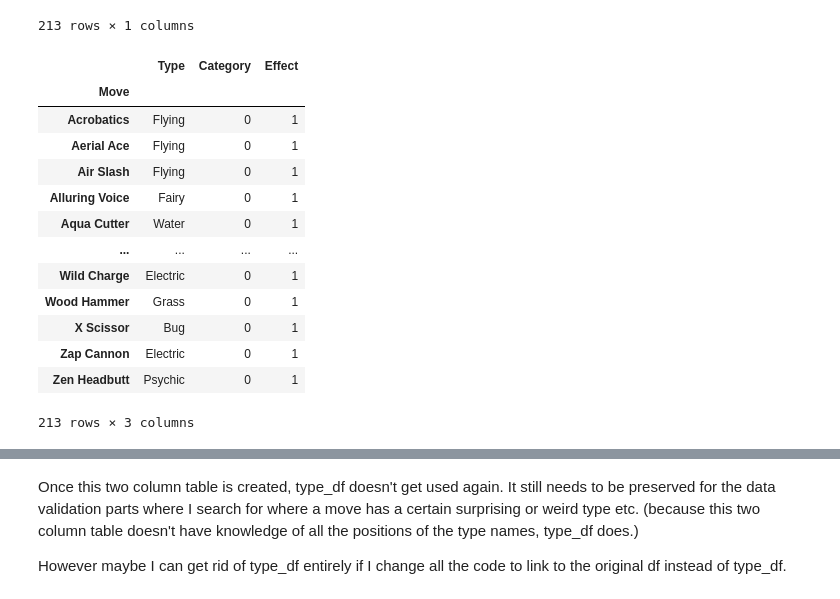
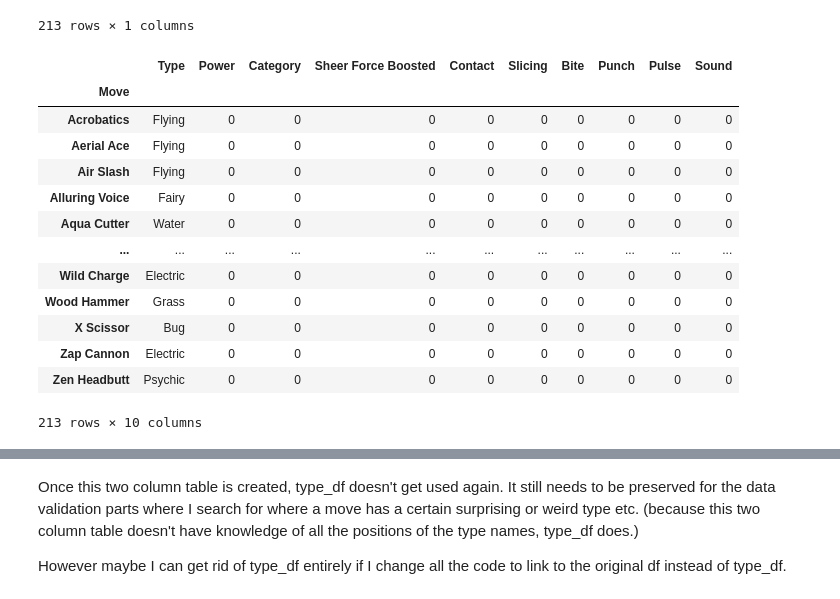
Before and after one commit to SrijanBadhya/pokemon-elite-4, a Jupyter notebook: Pokemon_preprocessing.ipynb, the cells around one changed output, grey strips where cells are left out. Saved outputs shown, nothing was run; the diff lists cells and outputs as text; code cells hidden in the pictures.

Commit message:
Slicing moves feature

```diff
--- a/Pokemon_preprocessing.ipynb
+++ b/Pokemon_preprocessing.ipynb
@@ -349,24 +351,24 @@ movetable
 | Zap Cannon | Electric |
 | Zen Headbutt | Psychic |
 213 rows × 1 columns
-# %%
-movetable[['Category','Effect']] = [0,1]
-movetable
-# %% [output]
-|  | Type | Category | Effect |
-| Move |  |  |  |
-| Acrobatics | Flying | 0 | 1 |
-| Aerial Ace | Flying | 0 | 1 |
-| Air Slash | Flying | 0 | 1 |
-| Alluring Voice | Fairy | 0 | 1 |
-| Aqua Cutter | Water | 0 | 1 |
-| ... | ... | ... | ... |
-| Wild Charge | Electric | 0 | 1 |
-| Wood Hammer | Grass | 0 | 1 |
-| X Scissor | Bug | 0 | 1 |
-| Zap Cannon | Electric | 0 | 1 |
-| Zen Headbutt | Psychic | 0 | 1 |
-213 rows × 3 columns
+# %%
+movetable[['Power','Category','Sheer Force Boosted','Contact','Slicing','Bite','Punch','Pulse','Sound']] = [0,0,0,0,0,0,0,0,0]
+movetable
+# %% [output]
+|  | Type | Power | Category | Sheer Force Boosted | Contact | Slicing | Bite | Punch | Pulse | Sound |
+| Move |  |  |  |  |  |  |  |  |  |  |
+| Acrobatics | Flying | 0 | 0 | 0 | 0 | 0 | 0 | 0 | 0 | 0 |
+| Aerial Ace | Flying | 0 | 0 | 0 | 0 | 0 | 0 | 0 | 0 | 0 |
+| Air Slash | Flying | 0 | 0 | 0 | 0 | 0 | 0 | 0 | 0 | 0 |
+| Alluring Voice | Fairy | 0 | 0 | 0 | 0 | 0 | 0 | 0 | 0 | 0 |
+| Aqua Cutter | Water | 0 | 0 | 0 | 0 | 0 | 0 | 0 | 0 | 0 |
+| ... | ... | ... | ... | ... | ... | ... | ... | ... | ... | ... |
+| Wild Charge | Electric | 0 | 0 | 0 | 0 | 0 | 0 | 0 | 0 | 0 |
+| Wood Hammer | Grass | 0 | 0 | 0 | 0 | 0 | 0 | 0 | 0 | 0 |
+| X Scissor | Bug | 0 | 0 | 0 | 0 | 0 | 0 | 0 | 0 | 0 |
+| Zap Cannon | Electric | 0 | 0 | 0 | 0 | 0 | 0 | 0 | 0 | 0 |
+| Zen Headbutt | Psychic | 0 | 0 | 0 | 0 | 0 | 0 | 0 | 0 | 0 |
+213 rows × 10 columns
 # %%
 # movetable[['Category','Effect']].loc['Acrobatics']=[2,3]
 # The above code uses chained assignment which triggers a chainedassignmenterror warning. It's better to use loc the proper way, filtering columns as well.
```
Also changed, not shown: parts of 5 cells of this notebook, 2 other files.
